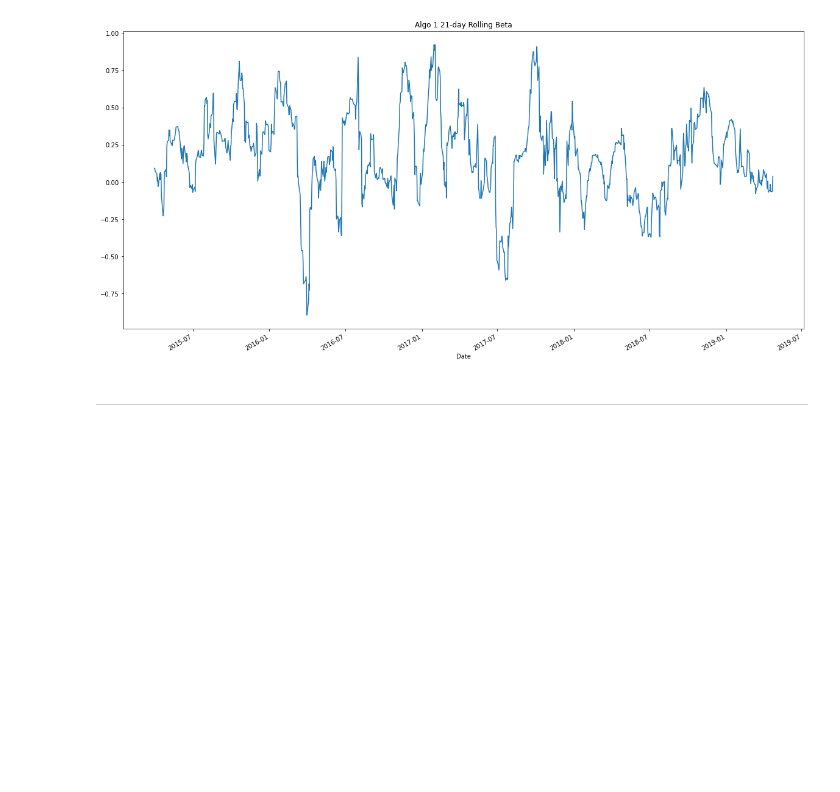
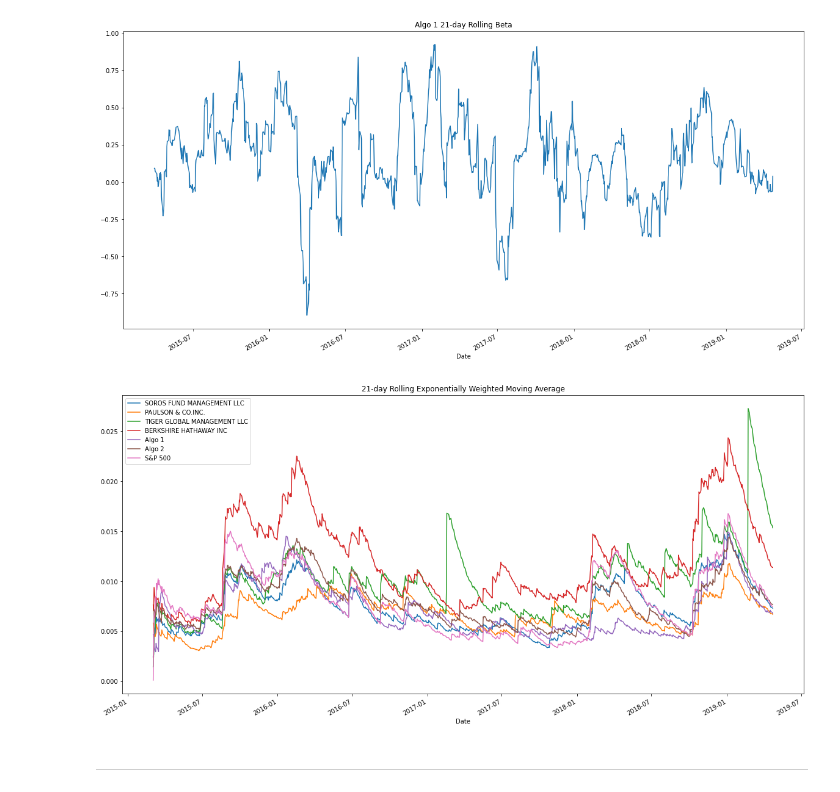
Before and after one commit to kris-ai/pandas-homework, a Jupyter notebook: solution_analysis/whale_analysis.ipynb, the cells around one changed output. Cells and saved outputs as stored; diff of their text form; code cells hidden in the pictures; blank space fills up the shorter version.

```diff
--- a/solution_analysis/whale_analysis.ipynb
+++ b/solution_analysis/whale_analysis.ipynb
@@ -331,6 +331,9 @@ rolling_beta_algo1.plot(title="Algo 1 21-day Rolling Beta", figsize=(20,10));
 [figure]
 # %%
 # Calculate a rolling window using the exponentially weighted moving average.
+all_daily_returns.ewm(halflife=21).std().plot(title="21-day Rolling Exponentially Weighted Moving Average", figsize=(20,10), legend=True);
+# %% [output]
+[figure, added]
 # %% [markdown]
 ---
 # %% [markdown]
```
Also changed, not shown: parts of 6 cells of this notebook.
